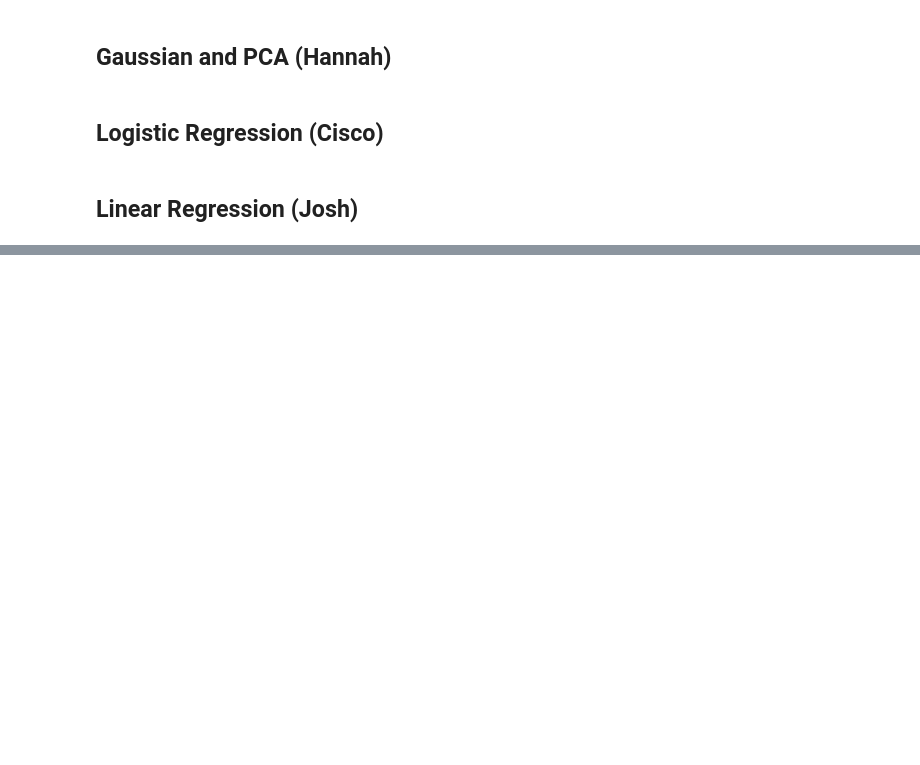
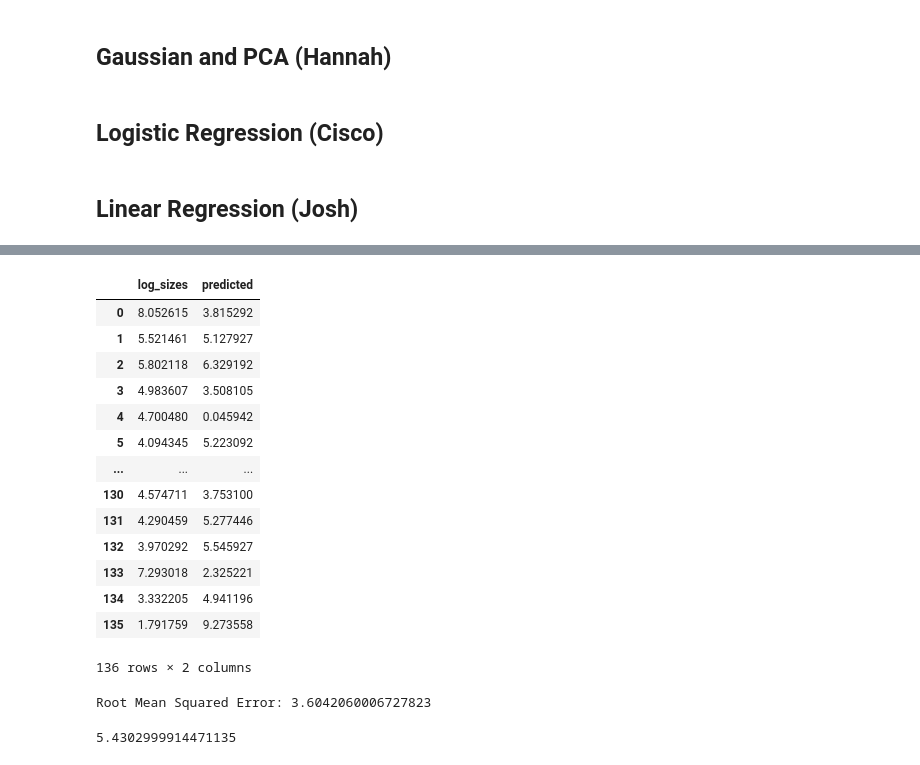
Before and after one commit to pau-you/Wildfires-in-California, a Jupyter notebook: Wildfire_Final_Project.ipynb, the cells around one changed output, grey strips where cells are left out. Cells and saved outputs as stored; diff of their text form; code cells hidden in the pictures; blank space fills up the shorter version.

```diff
--- a/Wildfire_Final_Project.ipynb
+++ b/Wildfire_Final_Project.ipynb
@@ -111,0 +116,6 @@ Producing a k-Nearest-Neighbords model with various k values. Evaluating the per
+# %%
+#In this case, the left-hand variable is the log transformed sizes
+#Create a new variable that only contains the log_size columns for the train and dev data
+lin_reg_train_y = train_data[['log_sizes']]
+lin_reg_dev_y = dev_data[['log_sizes']]
+lin_reg_train_y.head()
@@ -111,0 +142,36 @@ Producing a k-Nearest-Neighbords model with various k values. Evaluating the per
+# %%
+#Fit a linear regression model
+lin_reg = LinearRegression()
+lin_reg.fit(lin_reg_train_x, lin_reg_train_y)
+
+#Test model accuracy with dev data
+lin_reg_pred = pd.DataFrame(lin_reg.predict(lin_reg_dev_x))
+lin_reg_score = lin_reg.score(lin_reg_dev_x, lin_reg_dev_y)
+# %%
+lin_reg_comparison = lin_reg_dev_y.join(lin_reg_pred)
+lin_reg_comparison = lin_reg_comparison.rename(columns= {0: 'predicted'})
+lin_reg_comparison
+# %% [output]
+|  | log_sizes | predicted |
+| 0 | 8.052615 | 3.815292 |
+| 1 | 5.521461 | 5.127927 |
+| 2 | 5.802118 | 6.329192 |
+| 3 | 4.983607 | 3.508105 |
+| 4 | 4.700480 | 0.045942 |
+| 5 | 4.094345 | 5.223092 |
+| ... | ... | ... |
+| 130 | 4.574711 | 3.753100 |
+| 131 | 4.290459 | 5.277446 |
+| 132 | 3.970292 | 5.545927 |
+| 133 | 7.293018 | 2.325221 |
+| 134 | 3.332205 | 4.941196 |
+| 135 | 1.791759 | 9.273558 |
+136 rows × 2 columns
+# %%
+print('Root Mean Squared Error:', np.sqrt(metrics.mean_squared_error(lin_reg_dev_y, lin_reg_pred)))
+# %% [output]
+Root Mean Squared Error: 3.6042060006727823
+# %%
+np.mean(lin_reg_dev_y['log_sizes'])
+# %% [output]
+5.4302999914471135
```
Also changed, not shown: parts of 4 cells of this notebook.
